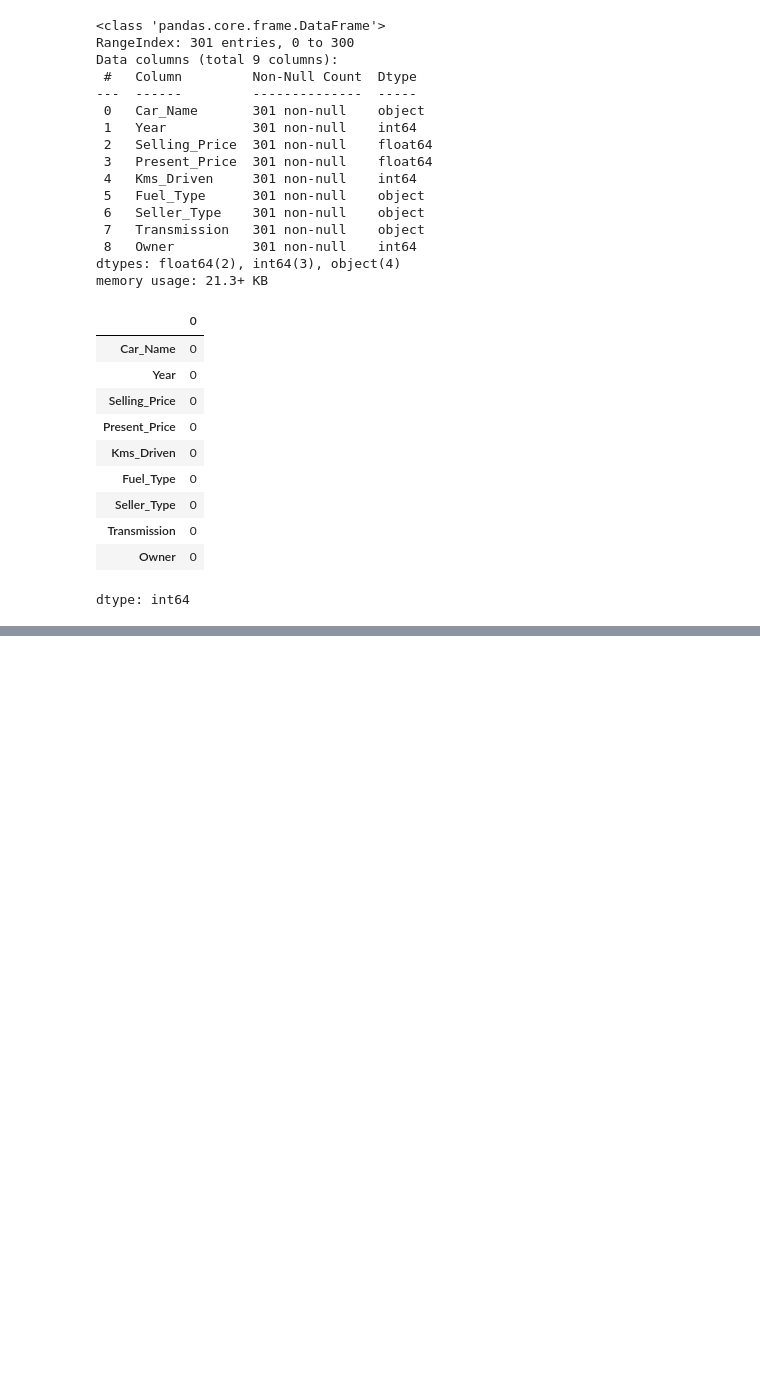
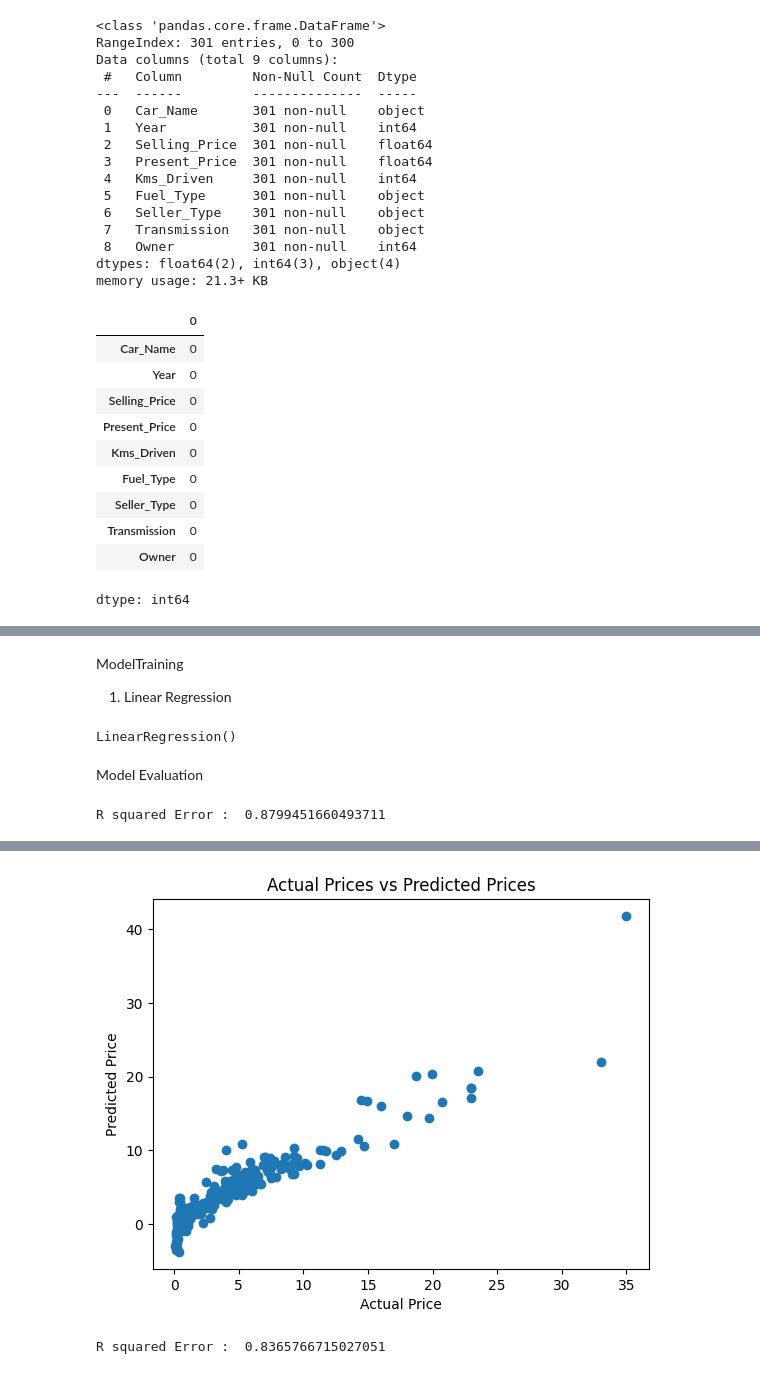
Before and after one commit to KwameCode27/car-price-prediction, a Jupyter notebook: Car_Price_Predictor.ipynb, the cells around one changed output, grey strips where cells are left out. Drawn from its saved outputs; the diff is of its cells as text; code cells hidden in the pictures; blank space fills up the shorter version.

```diff
--- a/Car_Price_Predictor.ipynb
+++ b/Car_Price_Predictor.ipynb
@@ -62,0 +107,3 @@ dtype: int64
+# %%
+X = car_dataset.drop(['Car_Name','Selling_Price'],axis=1)
+Y = car_dataset['Selling_Price']
@@ -62,0 +143,29 @@ dtype: int64
+# %%
+X_train, X_test, Y_train, Y_test = train_test_split(X,Y, test_size= 0.1, random_state=2)
+# %% [markdown]
+ModelTraining
+1. Linear Regression
+# %%
+line_reg_model = LinearRegression()
+line_reg_model.fit(X_train,Y_train)
+# %% [output]
+LinearRegression()
+# %% [markdown]
+Model Evaluation
+# %%
+# prediction on training daa
+train_split_prediction = line_reg_model.predict(X_train)
+# %%
+# r squared Error
+
+error_score = metrics.r2_score(Y_train, train_split_prediction)
+print("R squared Error : ", error_score)
+# %% [output]
+R squared Error :  0.8799451660493711
+# %%
+plt.scatter(Y_train, train_split_prediction)
+plt.xlabel("Actual Price")
+plt.ylabel("Predicted Price")
+plt.title("Actual Prices vs Predicted Prices")
+plt
+# %% [output]
@@ -62,0 +173 @@ dtype: int64
+[figure, added]
@@ -62,0 +177,7 @@ dtype: int64
+# %%
+# r squared Error
+
+error_score = metrics.r2_score(Y_test, test_split_prediction)
+print("R squared Error : ", error_score)
+# %% [output]
+R squared Error :  0.8365766715027051
```
Also changed, not shown: parts of 19 cells of this notebook.
